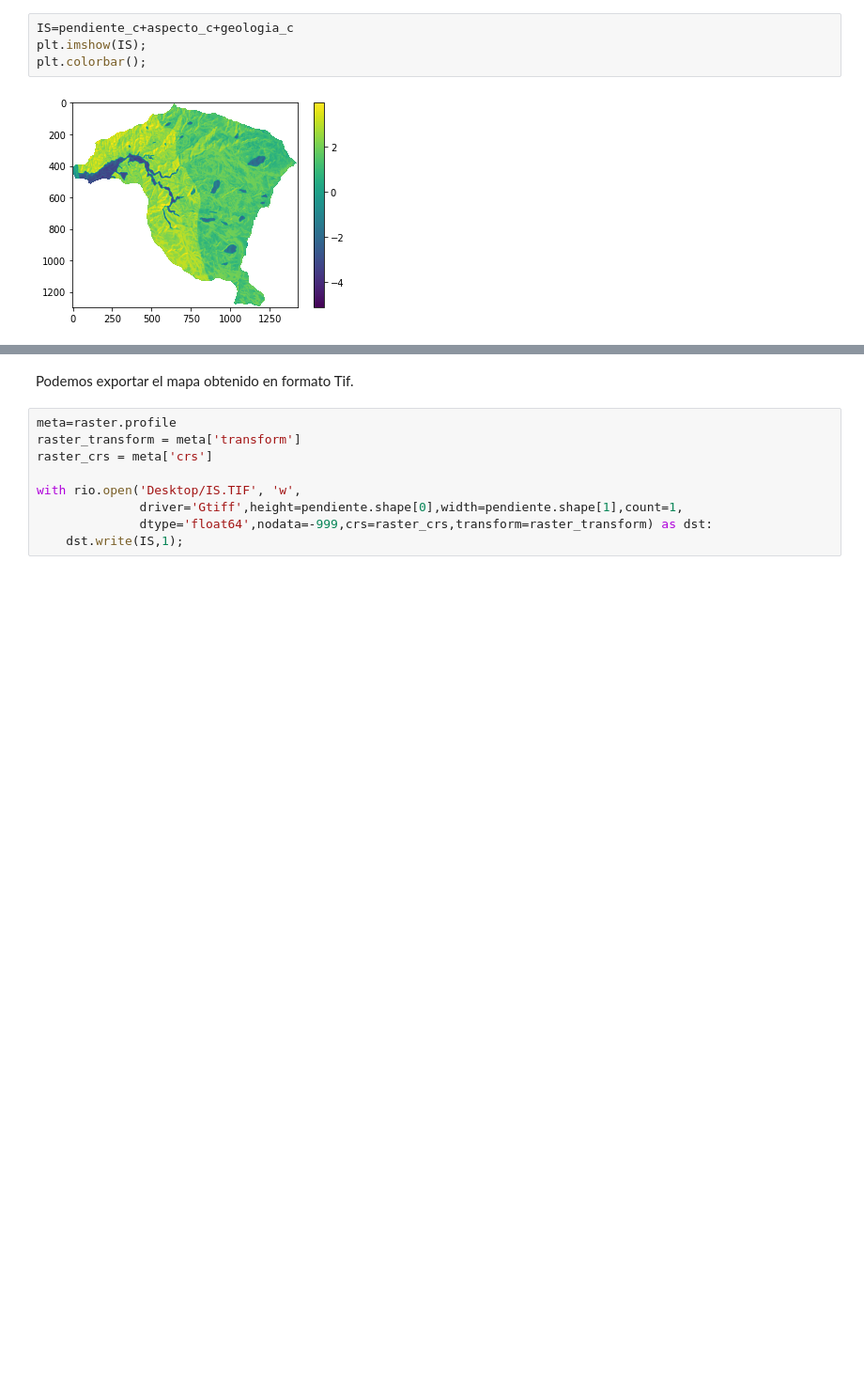
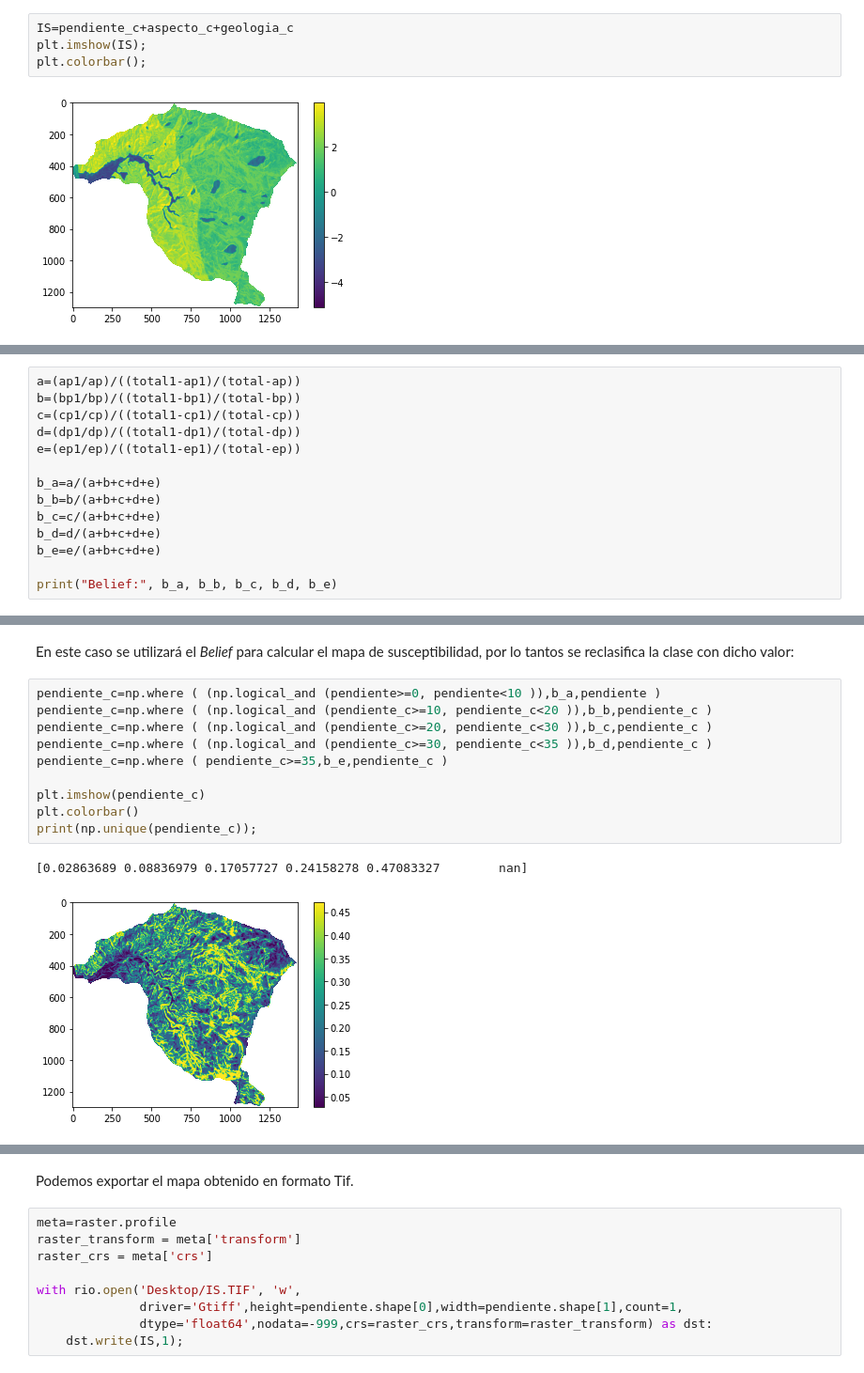
Before and after one commit to edieraristizabal/Libro_cartoGeotecnia, a Jupyter notebook: _sources/08_bivariado.ipynb, the cells around one changed output, grey strips where cells are left out. Shown at 94% size. Saved outputs shown, nothing was run; the diff lists cells and outputs as text; blank space fills up the shorter version.

Commit message:
belief

```diff
--- a/_sources/08_bivariado.ipynb
+++ b/_sources/08_bivariado.ipynb
@@ -742,0 +747,14 @@ Ejemplo del cálculo de *Evidential Belief Funtion*.
+# %%
+a=(ap1/ap)/((total1-ap1)/(total-ap))
+b=(bp1/bp)/((total1-bp1)/(total-bp))
+c=(cp1/cp)/((total1-cp1)/(total-cp))
+d=(dp1/dp)/((total1-dp1)/(total-dp))
+e=(ep1/ep)/((total1-ep1)/(total-ep))
+
+b_a=a/(a+b+c+d+e)
+b_b=b/(a+b+c+d+e)
+b_c=c/(a+b+c+d+e)
+b_d=d/(a+b+c+d+e)
+b_e=e/(a+b+c+d+e)
+
+print("Belief:", b_a, b_b, b_c, b_d, b_e)
@@ -742,0 +793,15 @@ Ejemplo del cálculo de *Evidential Belief Funtion*.
+# %% [markdown]
+En este caso se utilizará el *Belief* para calcular el mapa de susceptibilidad, por lo tantos se reclasifica la clase con dicho valor:
+# %%
+pendiente_c=np.where ( (np.logical_and (pendiente>=0, pendiente<10 )),b_a,pendiente )
+pendiente_c=np.where ( (np.logical_and (pendiente_c>=10, pendiente_c<20 )),b_b,pendiente_c )
+pendiente_c=np.where ( (np.logical_and (pendiente_c>=20, pendiente_c<30 )),b_c,pendiente_c )
+pendiente_c=np.where ( (np.logical_and (pendiente_c>=30, pendiente_c<35 )),b_d,pendiente_c )
+pendiente_c=np.where ( pendiente_c>=35,b_e,pendiente_c )
+
+plt.imshow(pendiente_c)
+plt.colorbar()
+print(np.unique(pendiente_c));
+# %% [output]
+[0.02863689 0.08836979 0.17057727 0.24158278 0.47083327        nan]
+[figure, added]
```
Also changed, not shown: parts of 13 cells of this notebook, 9 other files.
